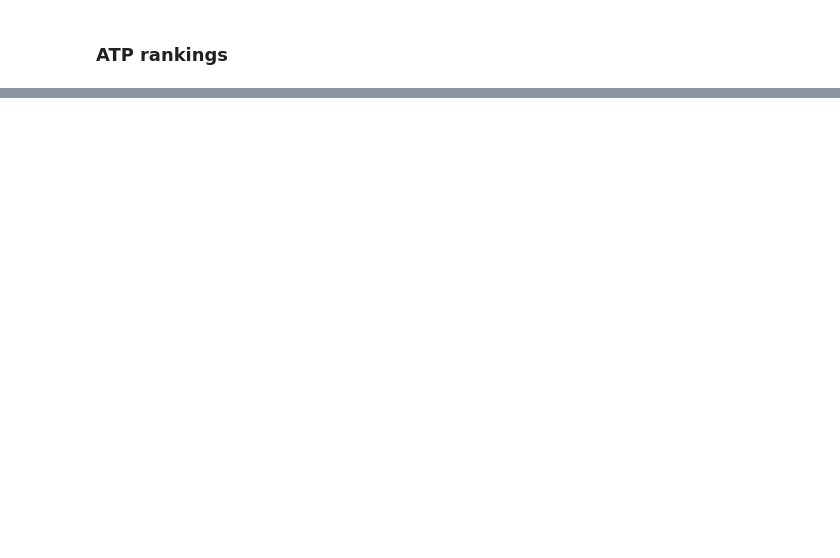
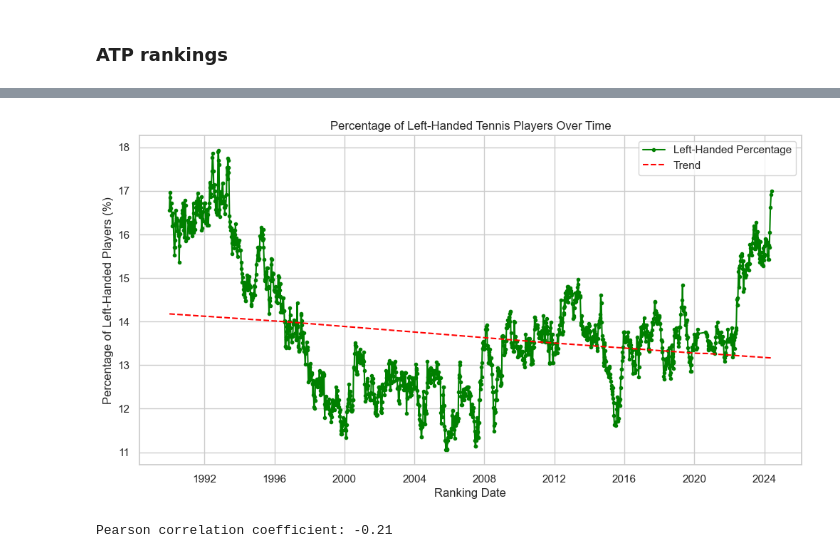
Before and after one commit to jarekserafin/tennis_atp, a Jupyter notebook: rankings.ipynb, the cells around one changed output, grey strips where cells are left out. Drawn from its saved outputs; the diff is of its cells as text; code cells hidden in the pictures; blank space fills up the shorter version.

```diff
--- a/rankings.ipynb
+++ b/rankings.ipynb
@@ -153,0 +108,26 @@ atp_matches_df
+# %%
+filtered_df = merged_df[merged_df['hand'].isin(['L', 'R'])]
+
+grouped_df = filtered_df.groupby('ranking_date').apply(lambda x: x['hand'].value_counts(normalize=True)).unstack().fillna(0)
+left_handed_percentage = grouped_df['L'] * 100
+
+x = np.arange(len(left_handed_percentage))
+y = left_handed_percentage.values
+
+slope, intercept, r_value, _, _ = linregress(x, y)
+trend = intercept + slope * x
+
+plt.figure(figsize=(14, 7))
+plt.plot(left_handed_percentage.index, left_handed_percentage, label='Left-Handed Percentage', marker='.', linestyle='-', color='green')
+plt.plot(left_handed_percentage.index, trend, label=f'Trend', color='red', linestyle='--')
+plt.title('Percentage of Left-Handed Tennis Players Over Time')
+plt.xlabel('Ranking Date')
+plt.ylabel('Percentage of Left-Handed Players (%)')
+plt.legend()
+plt.grid(True)
+plt.show()
+
+print(f"Pearson correlation coefficient: {r_value:.2f}")
+# %% [output]
+[figure, added]
+Pearson correlation coefficient: -0.21
```
Also changed, not shown: parts of 28 cells of this notebook.
